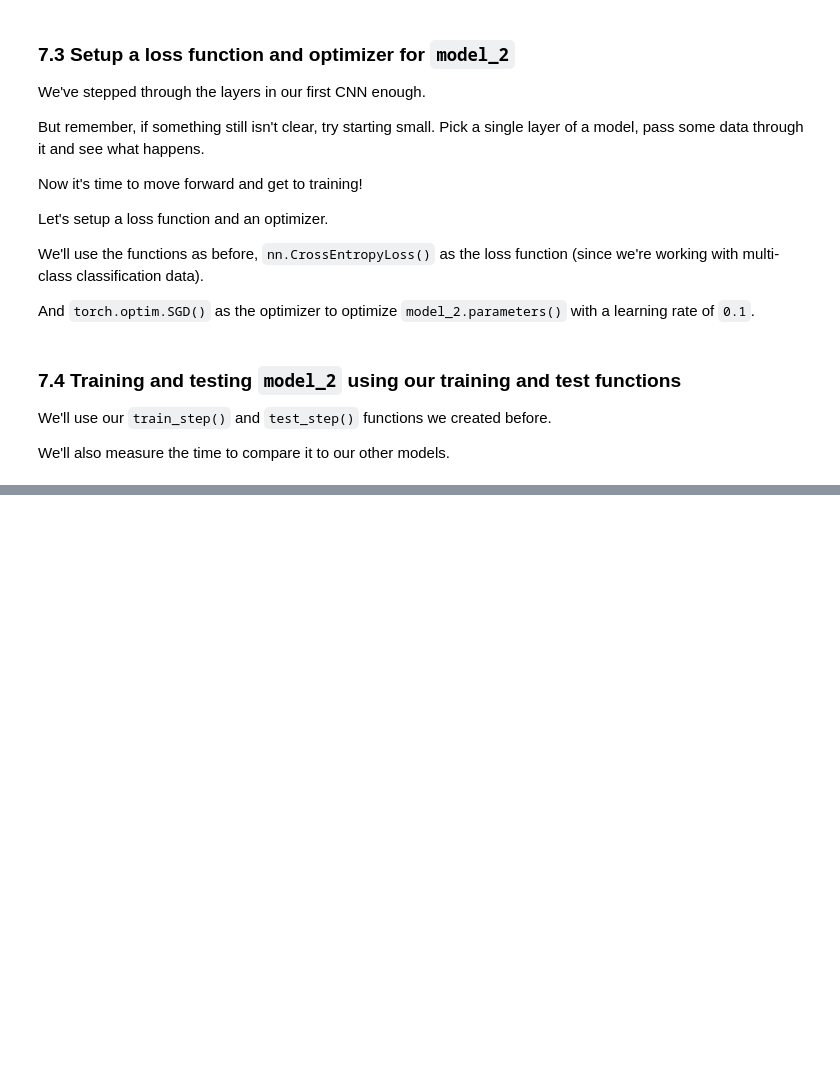
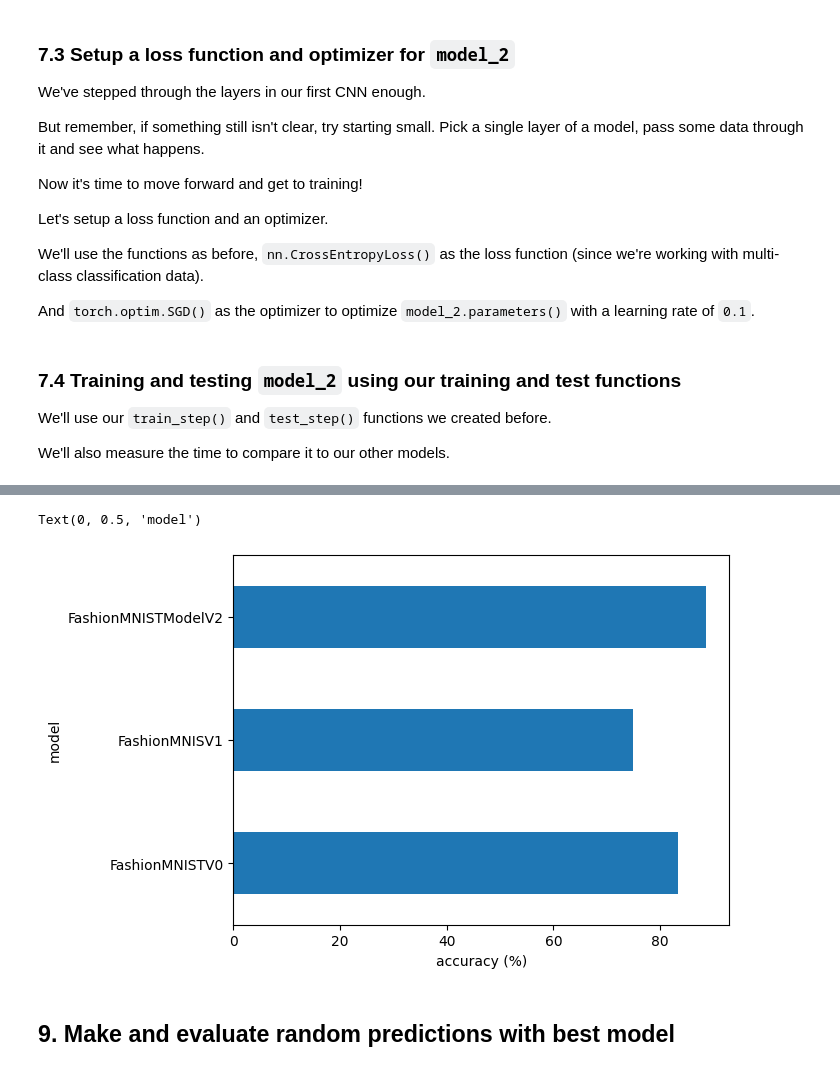
Before and after one commit to dipesh1dp/PyTorch-Refresher, a Jupyter notebook: 03-Computer_Vision_PyTorch.ipynb, the cells around one changed output, grey strips where cells are left out. Saved outputs shown, nothing was run; the diff lists cells and outputs as text; code cells hidden in the pictures; blank space fills up the shorter version.

```diff
--- a/03-Computer_Vision_PyTorch.ipynb
+++ b/03-Computer_Vision_PyTorch.ipynb
@@ -807,6 +807,7 @@ class FashionMNISTModelV2(nn.Module):
                       kernel_size=3,
                       stride=1,
                       padding=1),
+            nn.ReLU(),
             nn.MaxPool2d(kernel_size=2)
         )
 
@@ -818,9 +819,7 @@ class FashionMNISTModelV2(nn.Module):
 
     def forward(self, x):
         x = self.conv_block_1(x)
-        print(x.shape)
         x = self.conv_block_2(x)
-        print(x.shape)
         x = self.classifier(x)
         return x
 # %%
@@ -933,0 +987,9 @@ We'll also measure the time to compare it to our other models.
+# %%
+# Get model_2 results
+
+model_2_results = eval_model(model=model_2,
+                             data_loader=test_dataloader,
+                             loss_fn=loss_fn,
+                             accuracy_fn=accuracy_fn,
+                             device=device)
+model_2_results
@@ -933,0 +1007,8 @@ We'll also measure the time to compare it to our other models.
+# %%
+import pandas as pd
+
+# Create a dataframe containing the model results
+compare_results = pd.DataFrame([model_0_results,
+                               model_1_results,
+                               model_2_results])
+compare_results
@@ -933,0 +1020,4 @@ We'll also measure the time to compare it to our other models.
+# %%
+# Add training time to results comparision
+compare_results['training_time'] = [total_train_time_model_0, total_train_time_model_1, total_train_time_model_2]
+compare_results
@@ -933,0 +1049,9 @@ We'll also measure the time to compare it to our other models.
+# %%
+compare_results.set_index('model_name')['model_accuracy'].plot(kind='barh')
+plt.xlabel("accuracy (%)")
+plt.ylabel('model')
+# %% [output]
+Text(0, 0.5, 'model')
+[figure, added]
+# %% [markdown]
+## 9. Make and evaluate random predictions with best model
```
Also changed, not shown: parts of 32 cells of this notebook, 2 other files.
